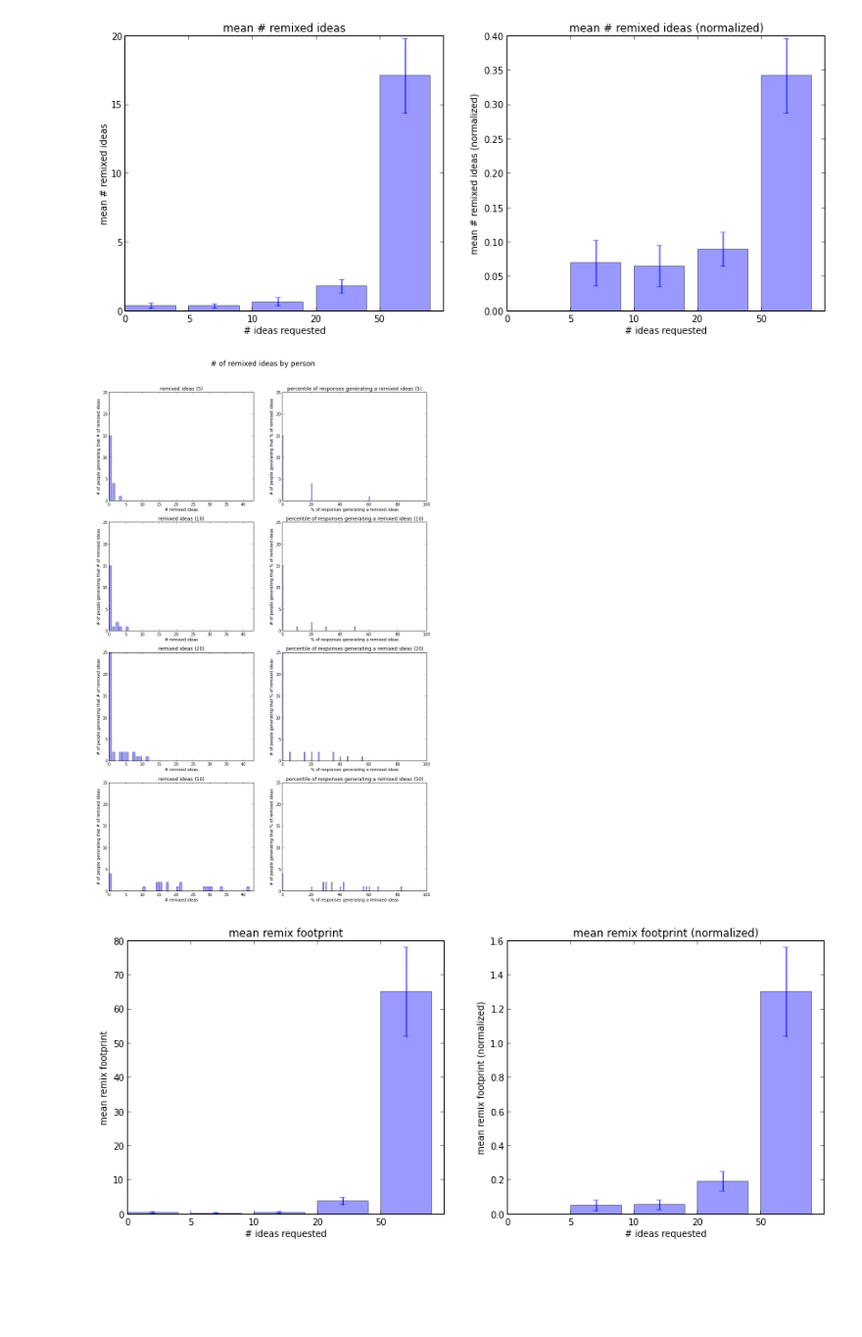
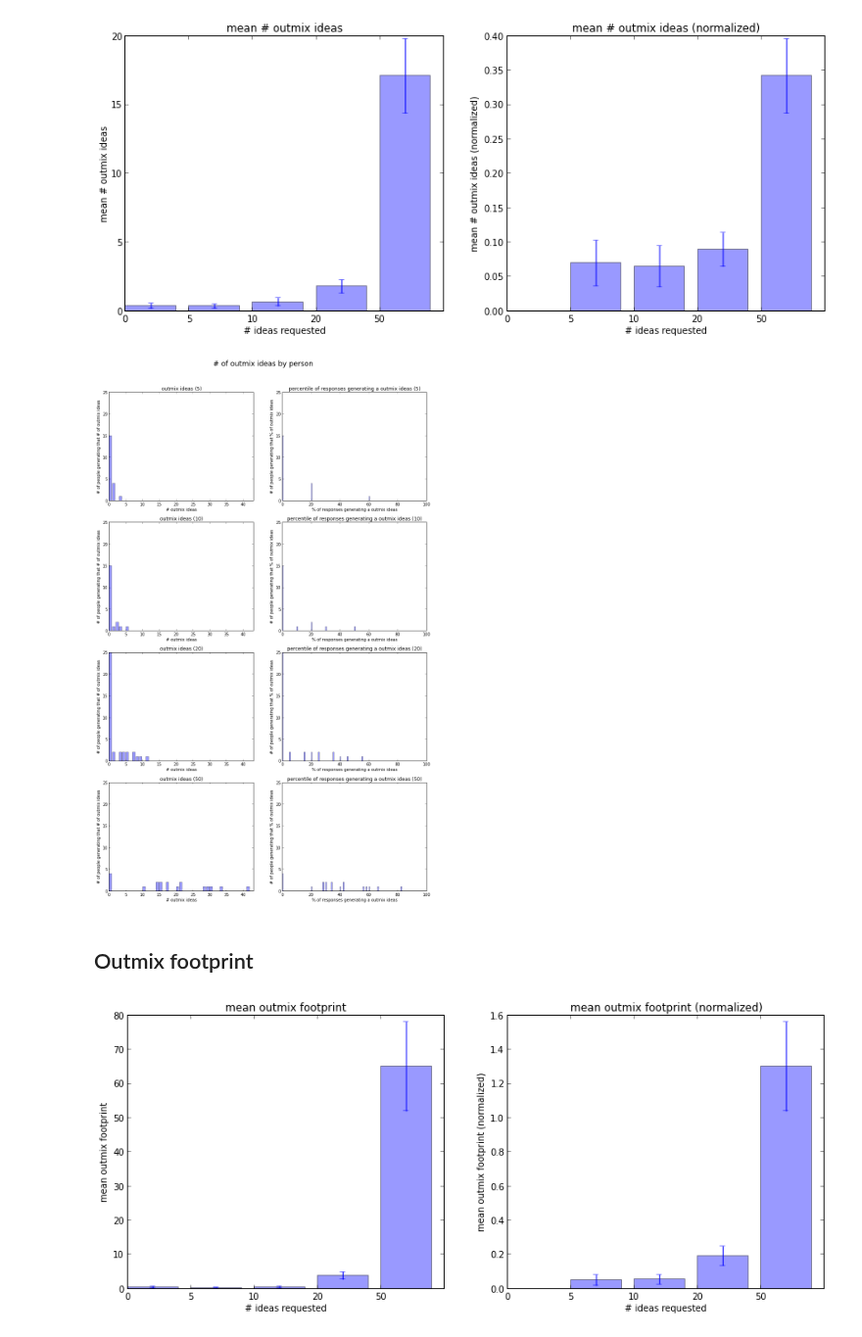
Before and after one commit to filkry/crowbrain, a Jupyter notebook: exps/post_pilot12_13_stats.ipynb, the cells around one changed output. Shown at 98% size. Cells and saved outputs as stored; diff of their text form; code cells hidden in the pictures; blank space fills up the shorter version.

Commit message:
inmix and outmix

```diff
--- a/exps/post_pilot12_13_stats.ipynb
+++ b/exps/post_pilot12_13_stats.ipynb
@@ -543,0 +562,31 @@ bar_mean_norm_err(cluster_footprints, "mean cluster footprint", "# ideas request
+# %%
+def number_inmix(qc, run):
+    inmixed = set()
+
+    for i in run.index:
+        j = i
+
+        while(run['distance_fil'][j] > 0):
+            j = j - run['distance_fil'][j]
+            if not j in run.index:
+                j = -1
+                break
+        if i != j and j != -1:
+            inmixed.add(j)
+
+        j = i
+        while(run['distance_mike'][j] > 0):
+            j = j - run['distance_mike'][j]
+            if not j in run.index: # handle bugs where distances go to other runs or we have rows missing codes completely
+                j = -1
+                break
+        if i != j and j != -1:
+            inmixed.add(j)
+
+    return len(inmixed)
+
+ni = defaultdict(list)
+for (num_requested, wid, qc), run in scored_runs:
+    ni[num_requested].append(number_inmix(qc, run))
+
+bar_mean_norm_err(ni, "mean # inmix ideas", "# ideas requested", "mean # inmix ideas")
@@ -544,17 +601,19 @@ bar_mean_norm_err(cluster_footprints, "mean cluster footprint", "# ideas request
 # %%
-def number_remixed(qc, run):
-    remixed = run[(run['distance_fil'] > 0) | (run['distance_mike'] > 0)] # remixed if either Mike or I gave it nonzero distance
-    return len(remixed)
+def number_outmix(qc, run):
+    outmix = run[(run['distance_fil'] > 0) | (run['distance_mike'] > 0)] # remixed if either Mike or I gave it nonzero distance
+    return len(outmix)
 
 nr = defaultdict(list)
 for (num_requested, wid, qc), run in runs:
-    nr[num_requested].append(number_remixed(qc, run))
+    nr[num_requested].append(number_outmix(qc, run))
 
-bar_mean_norm_err(nr, "mean # remixed ideas", "# ideas requested", "mean # remixed ideas")
+bar_mean_norm_err(nr, "mean # outmix ideas", "# ideas requested", "mean # outmix ideas")
 # %% [output]
 [figure]
 # %%
-hists(nr, "# of remixed ideas by person", "remixed ideas")
+hists(nr, "# of outmix ideas by person", "outmix ideas")
 # %% [output]
-[figure, old version]
+[figure, new version]
+# %% [markdown]
+## Outmix footprint
 # %%
```
Also changed, not shown: parts of 8 cells of this notebook.
